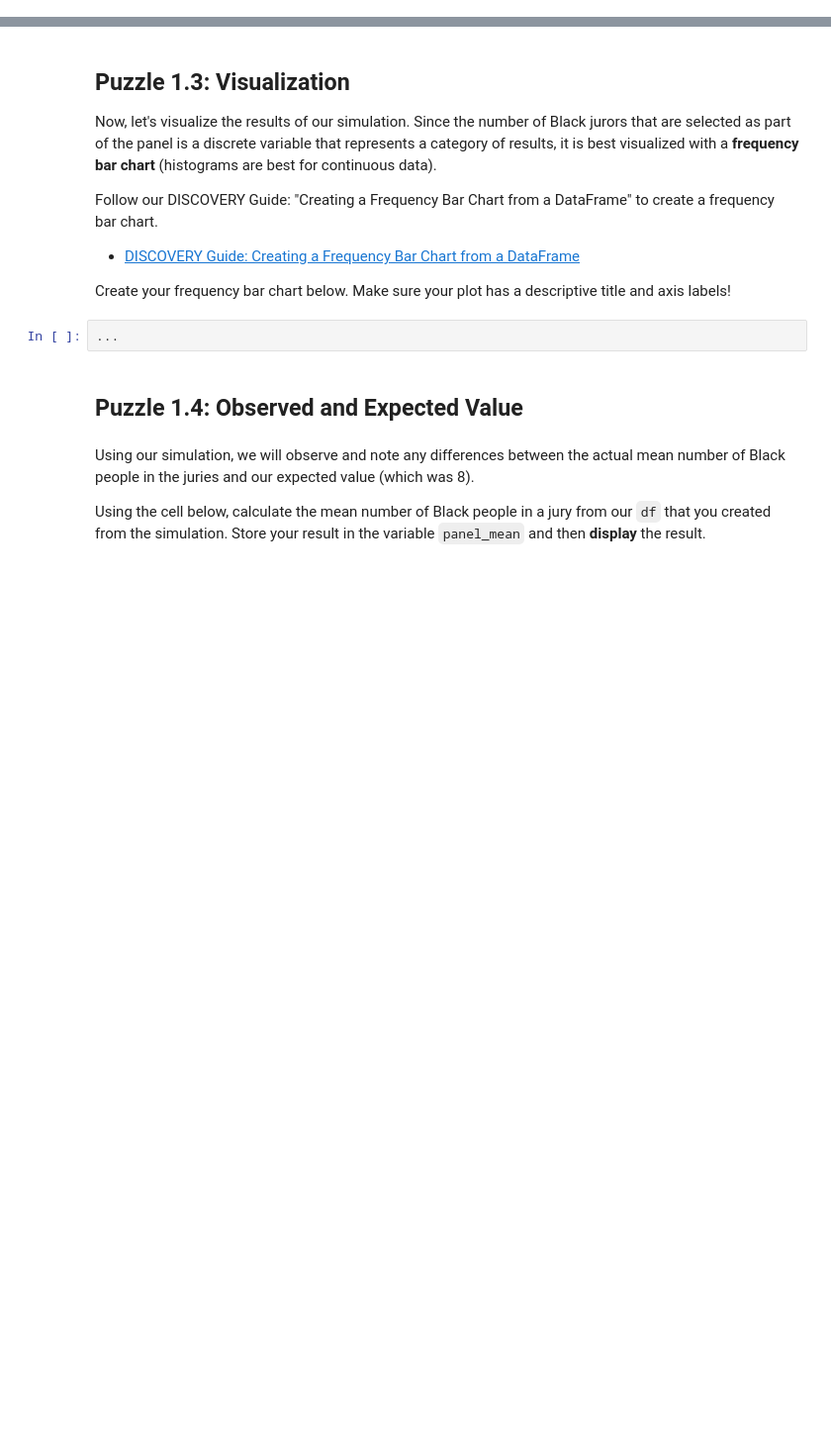
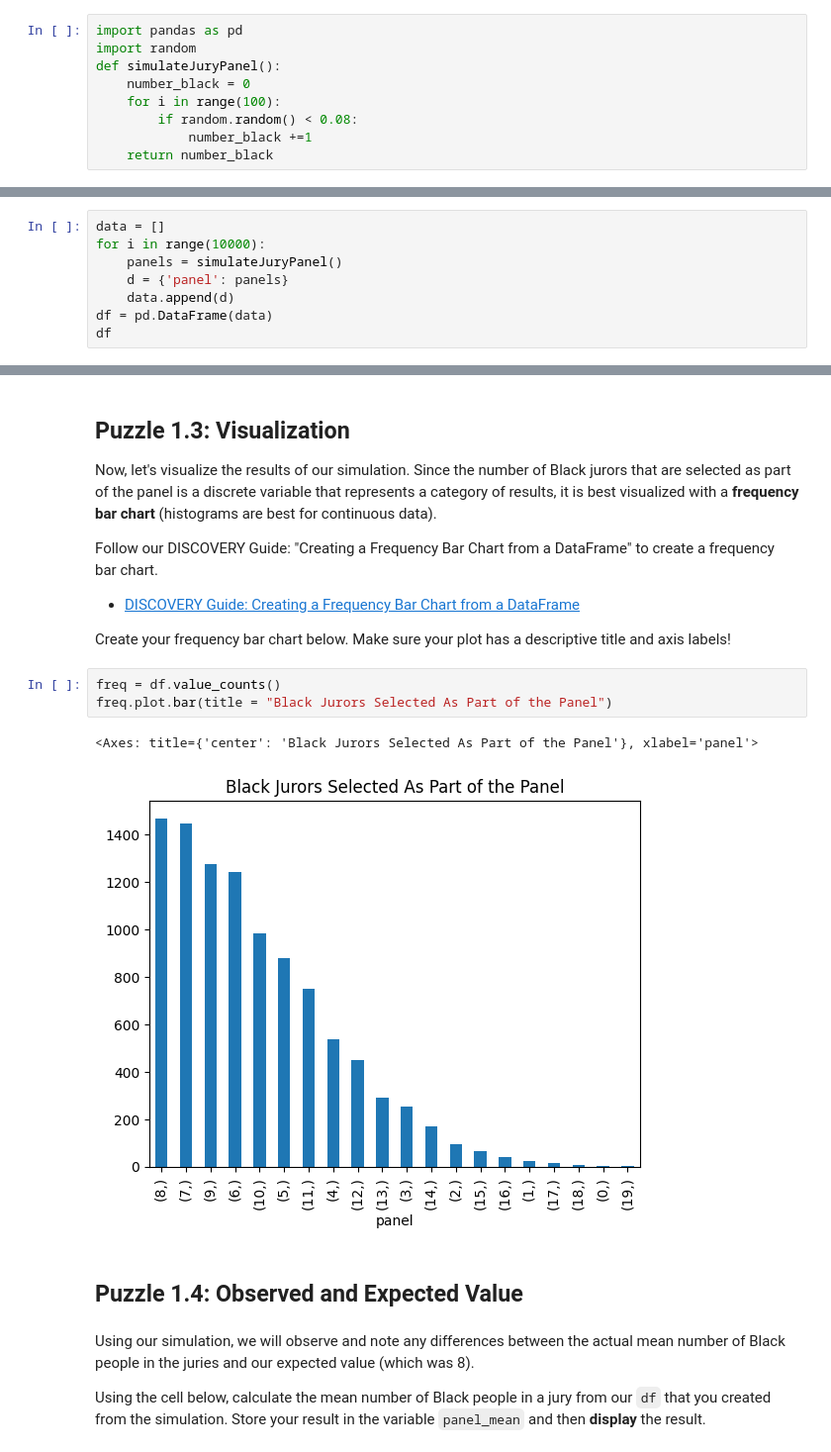
Before and after one commit to JoshuaMorales1245/Personal-Projects, a Jupyter notebook: lab_justice/lab_justice.ipynb, the cells around one changed output, grey strips where cells are left out. Shown at 99% size. Drawn from its saved outputs; the diff is of its cells as text; blank space fills up the shorter version.

```diff
--- a/lab_justice/lab_justice.ipynb
+++ b/lab_justice/lab_justice.ipynb
@@ -67,3 +65,12 @@ Remember, from the case: we're trying to see if the difference between 8% and 3%
+# %%
+import pandas as pd
+import random
+def simulateJuryPanel():
+    number_black = 0
+    for i in range(100):
+        if random.random() < 0.08:
+            number_black +=1
+    return number_black
 # %% [markdown]
 ### 🔬 Test Case Checkpoint 🔬
 # %%
@@ -95,0 +103,8 @@ The variable or column in the DataFrame should be named `panel`.
+# %%
+data = []
+for i in range(10000):
+    panels = simulateJuryPanel()
+    d = {'panel': panels}
+    data.append(d)
+df = pd.DataFrame(data)
+df
@@ -119,8 +150,12 @@ Follow our DISCOVERY Guide: "Creating a Frequency Bar Chart from a DataFrame" to
 - [DISCOVERY Guide: Creating a Frequency Bar Chart from a DataFrame](https://discovery.cs.illinois.edu/guides/Data-Visualization/value-counts-bar-chart/)
 
 Create your frequency bar chart below. Make sure your plot has a descriptive title and axis labels!
-# %%
-...
+# %%
+freq = df.value_counts()
+freq.plot.bar(title = "Black Jurors Selected As Part of the Panel")
+# %% [output]
+<Axes: title={'center': 'Black Jurors Selected As Part of the Panel'}, xlabel='panel'>
+[figure, added]
 # %% [markdown]
 ## Puzzle 1.4: Observed and Expected Value
 # %% [markdown]
```
Also changed, not shown: parts of 35 cells of this notebook.
